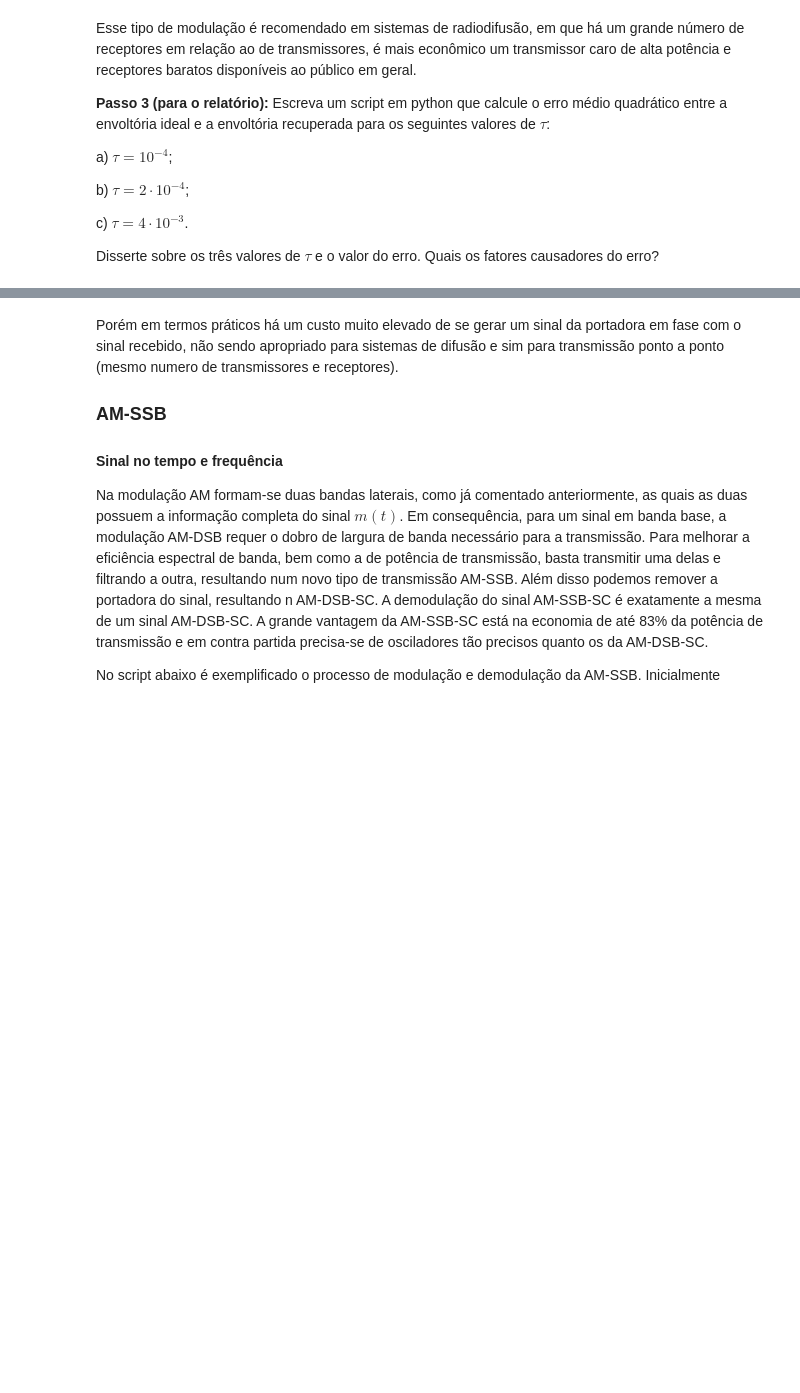
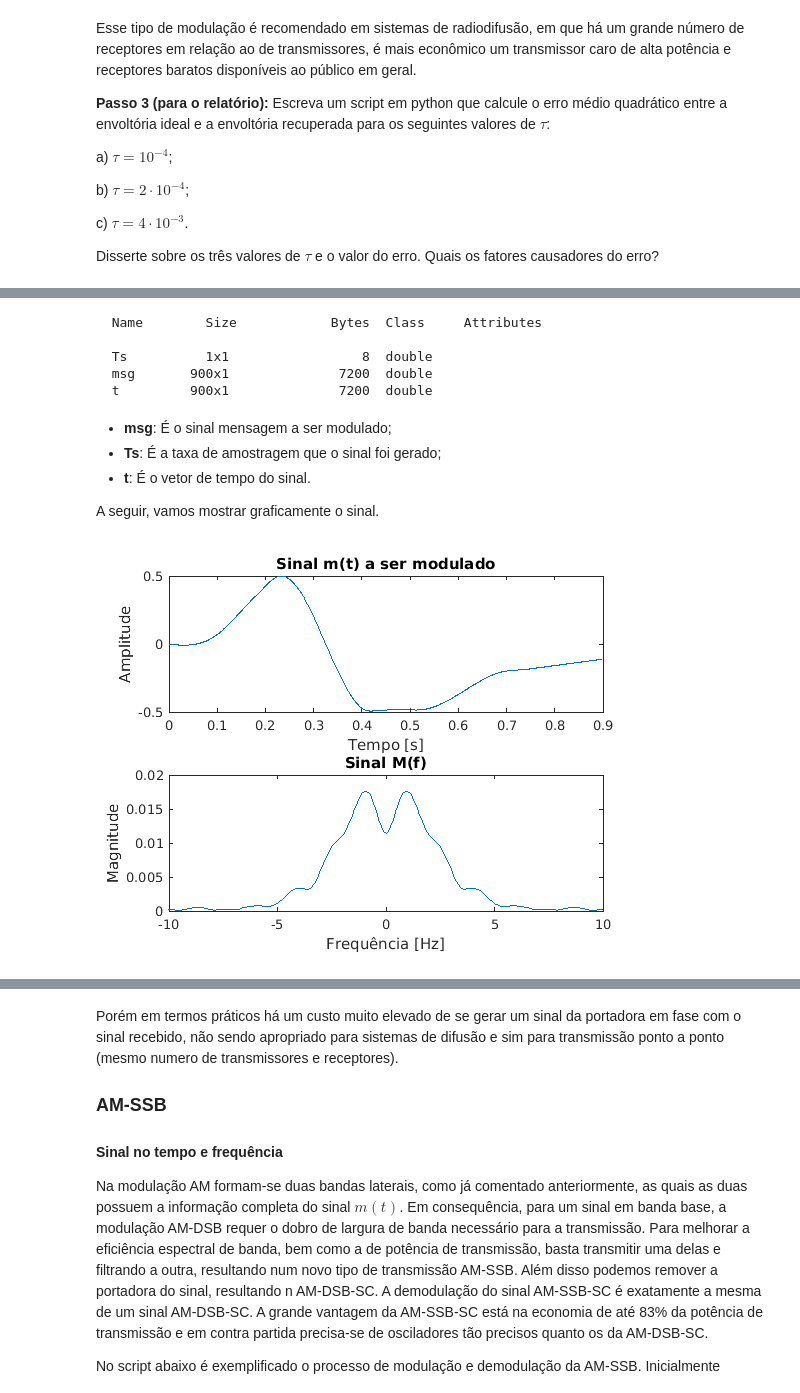
Before and after one commit to josemcast/DCO2004_LabPSC, a Jupyter notebook: h05.ipynb, the cells around one changed output, grey strips where cells are left out. Saved outputs shown, nothing was run; the diff lists cells and outputs as text; code cells hidden in the pictures; blank space fills up the shorter version.

```diff
--- a/h05.ipynb
+++ b/h05.ipynb
@@ -396,0 +397,40 @@ Esse experimento tem como objetivo mostrar o sinal no tempo e frequência de uma
+# %%
+clc; clear all; close all;
+load('./MATERIAL/HD_05/signal.mat')        % Abre o sinal a ser modulado
+whos                                       % Mostra as variáveis do workspace
+# %% [output]
+  Name        Size            Bytes  Class     Attributes
+
+  Ts          1x1                 8  double
+  msg       900x1              7200  double
+  t         900x1              7200  double
+# %% [markdown]
+- **msg**: É o sinal mensagem a ser modulado;
+- **Ts**: É a taxa de amostragem que o sinal foi gerado;
+- **t**: É o vetor de tempo do sinal.
+
+A seguir, vamos mostrar graficamente o sinal.
+# %%
+clc; clear all; close all;
+load('./MATERIAL/HD_05/signal.mat')        % Abre o sinal a ser modulado
+%% Espectro do sinal
+lfft=length(msg)*10;                       % Comprimento da fft (Arbitrário)
+fs=1/Ts;
+freq=(-fs/2:fs/lfft:fs/2-fs/lfft);         % Eixo de frequência
+msgfft=fft(msg,lfft)/lfft;                 % Calcula a FFT
+msgfft=fftshift(msgfft);
+% Gráfico no tempo
+subplot(2,1,1);
+plot(t,msg);
+title('Sinal m(t) a ser modulado');
+ylabel('Amplitude');
+xlabel('Tempo [s]')
+% Gráfico na frequência
+subplot(2,1,2);
+plot (freq ,abs(msgfft));
+title('Sinal M(f)');
+ylabel('Magnitude');
+xlabel('Frequência [Hz]');
+axis([-10 10 0 0.02]);
+# %% [output]
+[figure, added]
```
Also changed, not shown: parts of 18 cells of this notebook, 3 other files.
